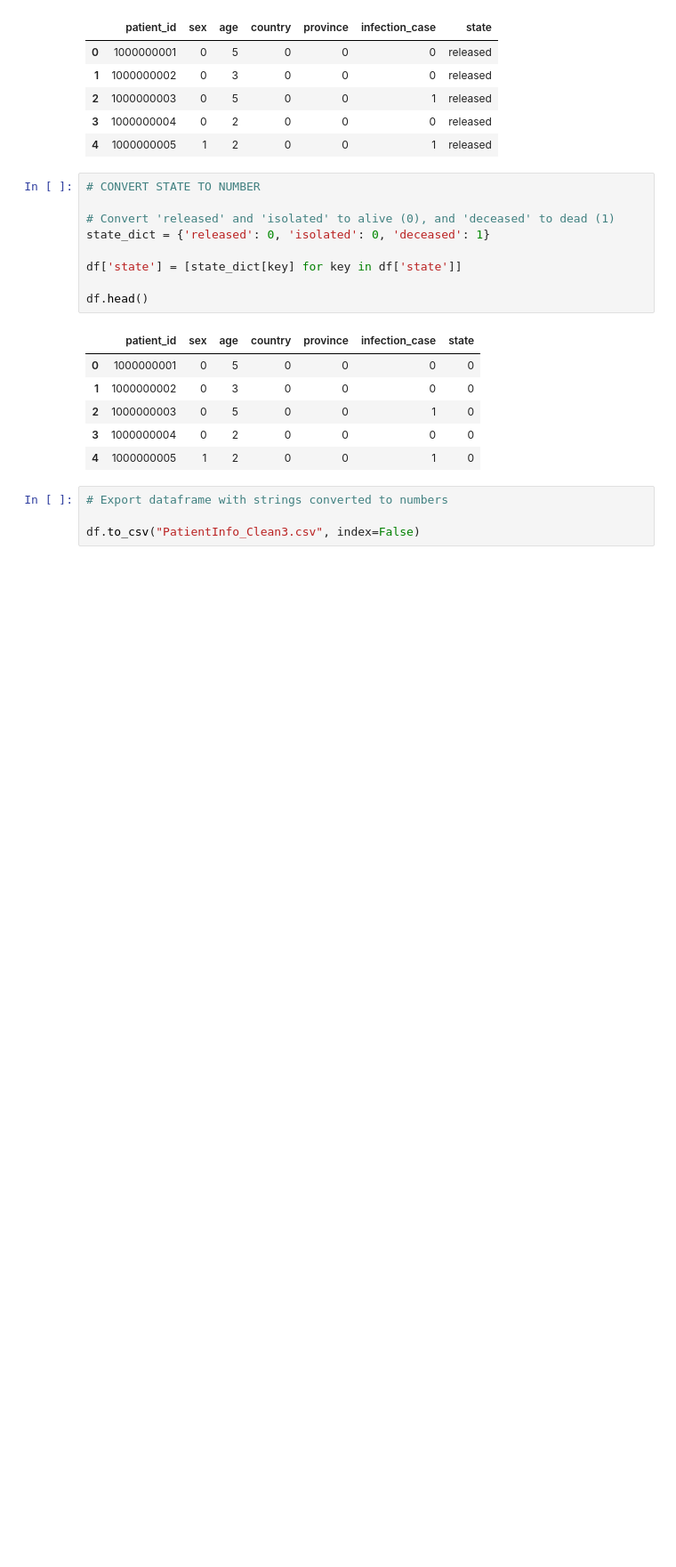
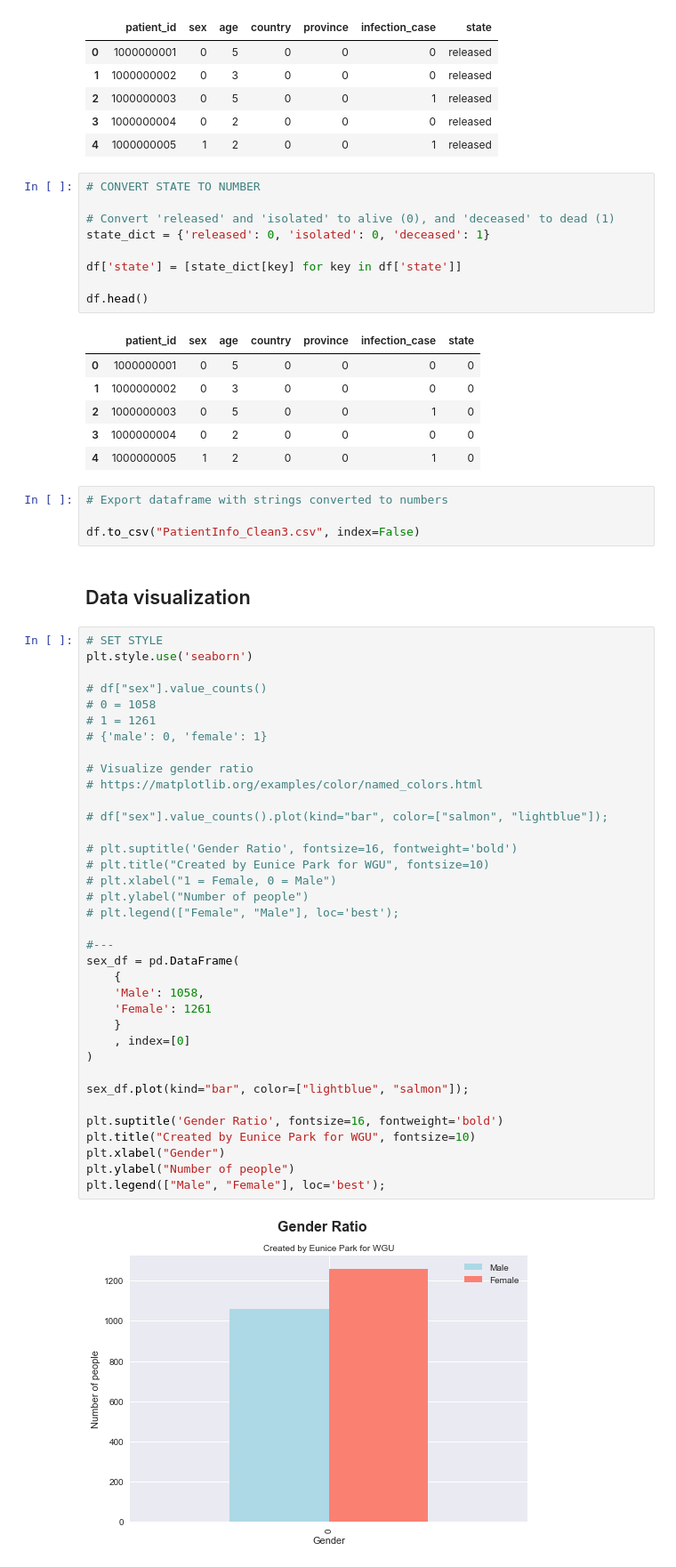
Before and after one commit to eunicode/ml-ds-covid, a Jupyter notebook: covid-19-fatality-prediction.ipynb, the cells around one changed output. Shown at 89% size. Saved outputs shown, nothing was run; the diff lists cells and outputs as text; blank space fills up the shorter version.

```diff
--- a/covid-19-fatality-prediction.ipynb
+++ b/covid-19-fatality-prediction.ipynb
@@ -428,3 +436,43 @@ df.head()
 # Export dataframe with strings converted to numbers
 
 df.to_csv("PatientInfo_Clean3.csv", index=False)
+# %% [markdown]
+## Data visualization
+# %%
+# SET STYLE
+plt.style.use('seaborn')
+
+# df["sex"].value_counts()
+# 0 = 1058
+# 1 = 1261
+# {'male': 0, 'female': 1}
+
+# Visualize gender ratio
+# https://matplotlib.org/examples/color/named_colors.html
+
+# df["sex"].value_counts().plot(kind="bar", color=["salmon", "lightblue"]);
+
+# plt.suptitle('Gender Ratio', fontsize=16, fontweight='bold')
+# plt.title("Created by Eunice Park for WGU", fontsize=10)
+# plt.xlabel("1 = Female, 0 = Male")
+# plt.ylabel("Number of people")
+# plt.legend(["Female", "Male"], loc='best');
+
+#---
+sex_df = pd.DataFrame(
+    {
+    'Male': 1058,
+    'Female': 1261
+    }
+    , index=[0]
+)
+
+sex_df.plot(kind="bar", color=["lightblue", "salmon"]);
+
+plt.suptitle('Gender Ratio', fontsize=16, fontweight='bold')
+plt.title("Created by Eunice Park for WGU", fontsize=10)
+plt.xlabel("Gender")
+plt.ylabel("Number of people")
+plt.legend(["Male", "Female"], loc='best');
+# %% [output]
+[figure, added]
```
Also changed, not shown: parts of 44 cells of this notebook.
